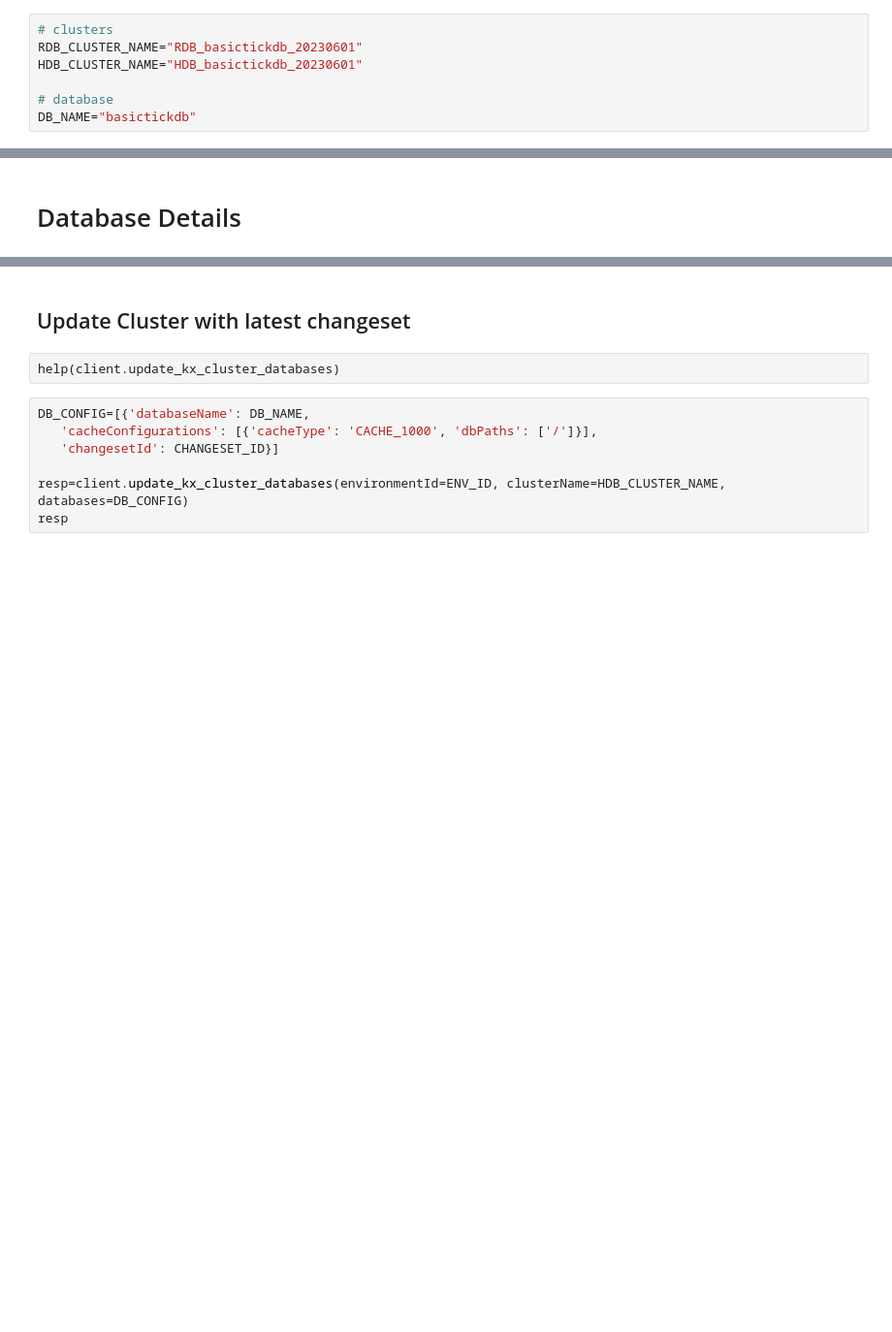
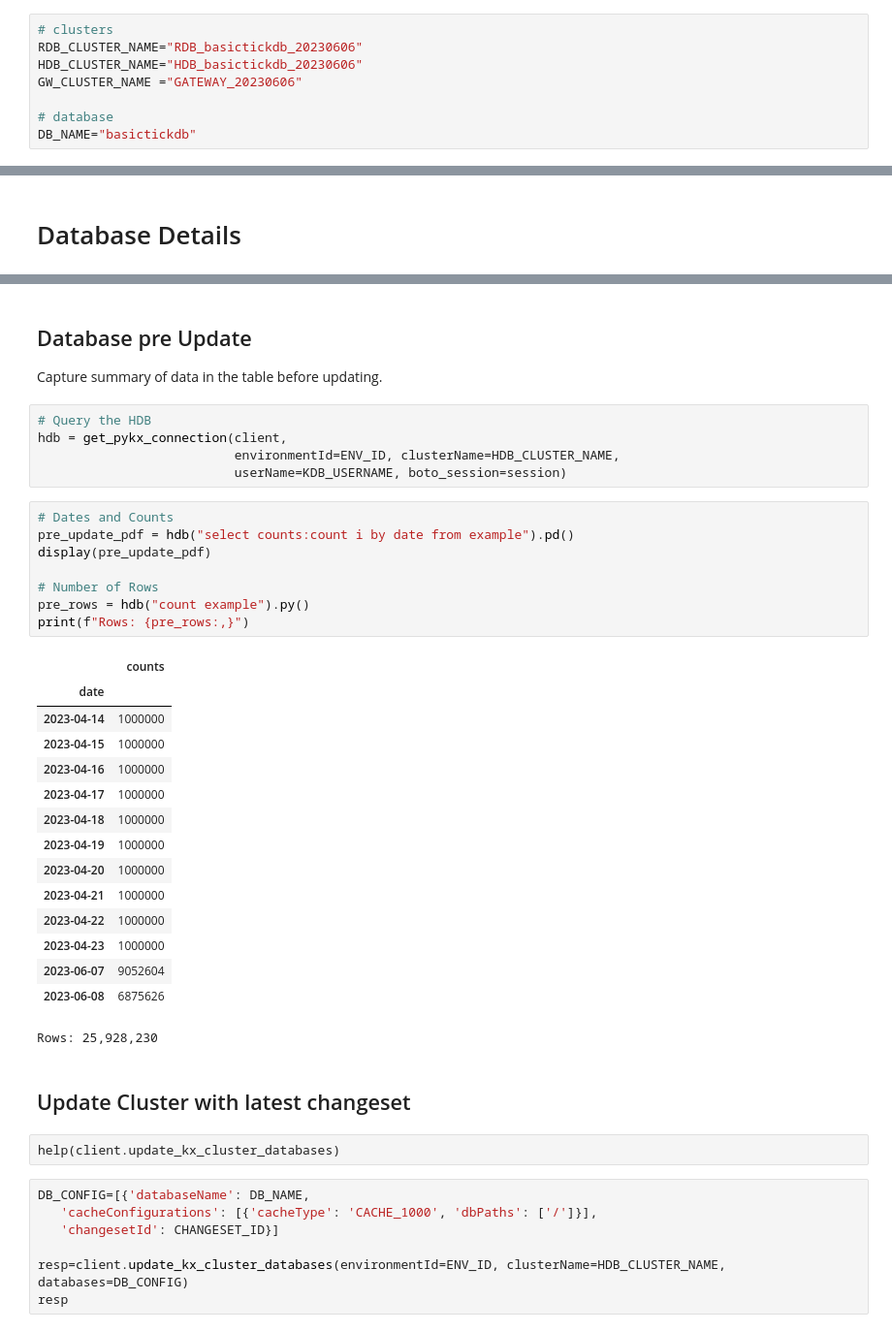
Before and after one commit to aws/amazon-finspace-examples, a Jupyter notebook: ManagedkdbInsights/basic_tick/update_HDB.ipynb, the cells around one changed output, grey strips where cells are left out. Shown at 97% size. Cells and saved outputs as stored; diff of their text form; blank space fills up the shorter version.

```diff
--- a/ManagedkdbInsights/basic_tick/update_HDB.ipynb
+++ b/ManagedkdbInsights/basic_tick/update_HDB.ipynb
@@ -4,7 +4,8 @@ This noteboook will update the HDB cluster to use the most recent version (chang
 # %%
 # clusters
-RDB_CLUSTER_NAME="RDB_basictickdb_20230601"
-HDB_CLUSTER_NAME="HDB_basictickdb_20230601"
+RDB_CLUSTER_NAME="RDB_basictickdb_20230606"
+HDB_CLUSTER_NAME="HDB_basictickdb_20230606"
+GW_CLUSTER_NAME ="GATEWAY_20230606"
 
 # database
 DB_NAME="basictickdb"
@@ -135,4 +143,36 @@ ChangesetId: 6MQ7xgjt29JRIm3iuzFPxg
  'status': 'COMPLETED'}
+# %% [markdown]
+## Database pre Update
+Capture summary of data in the table before updating.
+# %%
+# Query the HDB
+hdb = get_pykx_connection(client,
+                          environmentId=ENV_ID, clusterName=HDB_CLUSTER_NAME,
+                          userName=KDB_USERNAME, boto_session=session)
+# %%
+# Dates and Counts
+pre_update_pdf = hdb("select counts:count i by date from example").pd()
+display(pre_update_pdf)
+
+# Number of Rows
+pre_rows = hdb("count example").py()
+print(f"Rows: {pre_rows:,}")
+# %% [output]
+|  | counts |
+| date |  |
+| 2023-04-14 | 1000000 |
+| 2023-04-15 | 1000000 |
+| 2023-04-16 | 1000000 |
+| 2023-04-17 | 1000000 |
+| 2023-04-18 | 1000000 |
+| 2023-04-19 | 1000000 |
+| 2023-04-20 | 1000000 |
+| 2023-04-21 | 1000000 |
+| 2023-04-22 | 1000000 |
+| 2023-04-23 | 1000000 |
+| 2023-06-07 | 9052604 |
+| 2023-06-08 | 6875626 |
+Rows: 25,928,230
 # %% [markdown]
 ## Update Cluster with latest changeset
 # %% [raw]
```
Also changed, not shown: parts of 20 cells of this notebook, 30 other files.
